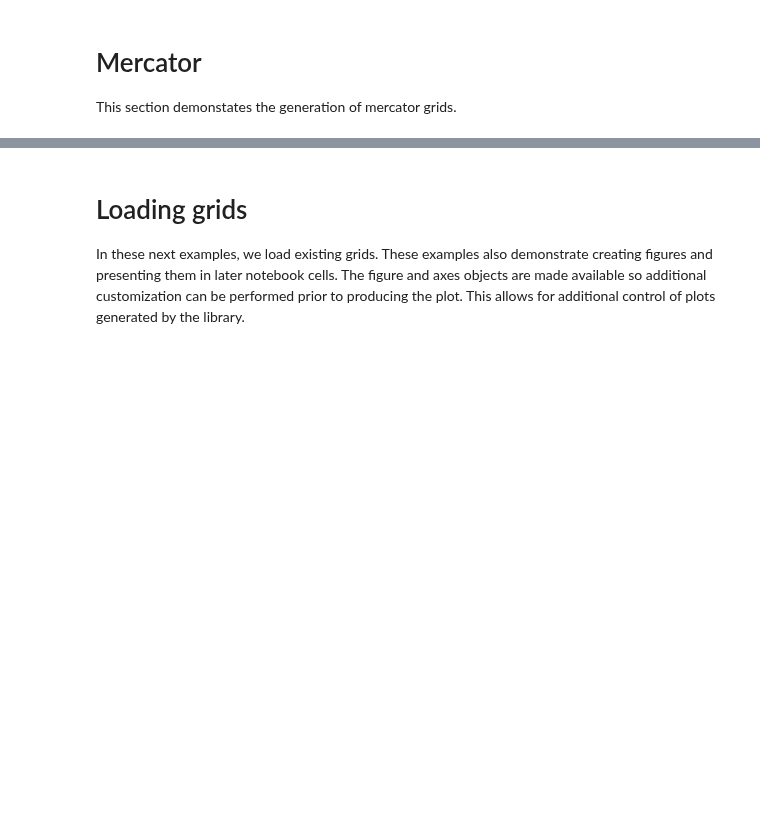
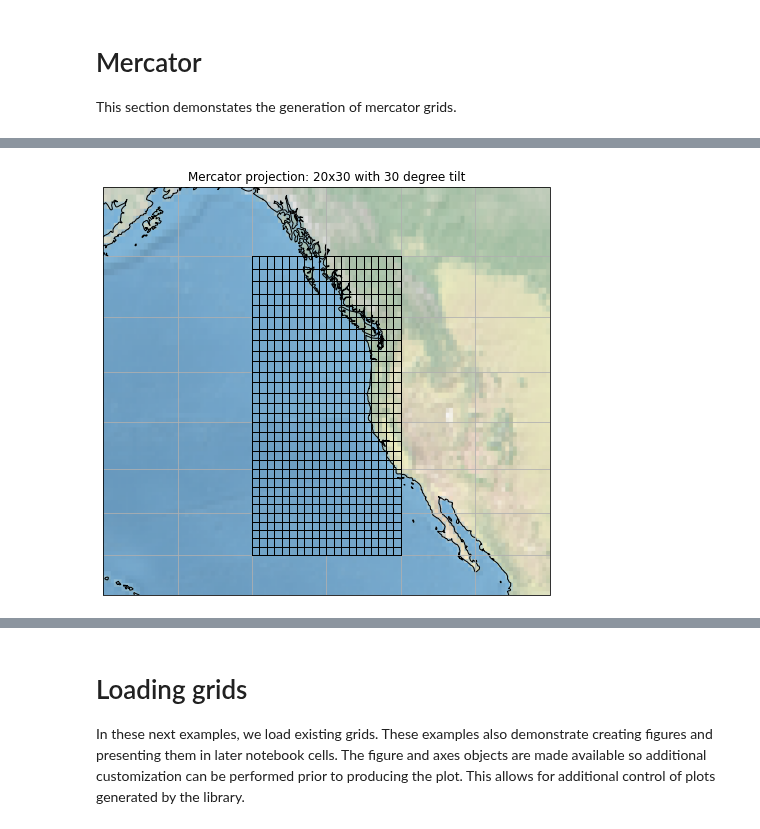
Before and after one commit to jr3cermak/gridtoolsDev, a Jupyter notebook: gridTools/mkGridIterative.ipynb, the cells around one changed output, grey strips where cells are left out. Saved outputs shown, nothing was run; the diff lists cells and outputs as text; code cells hidden in the pictures; blank space fills up the shorter version.

```diff
--- a/gridTools/mkGridIterative.ipynb
+++ b/gridTools/mkGridIterative.ipynb
@@ -289,0 +397,6 @@ This grid is generated using grid distances specified in meters.  A grid tilt ma
+# %%
+(figure, axes) = grd.plotGrid()
+# %%
+figure
+# %% [output]
+[figure, added]
```
Also changed, not shown: parts of 29 cells of this notebook, 12 other files.
